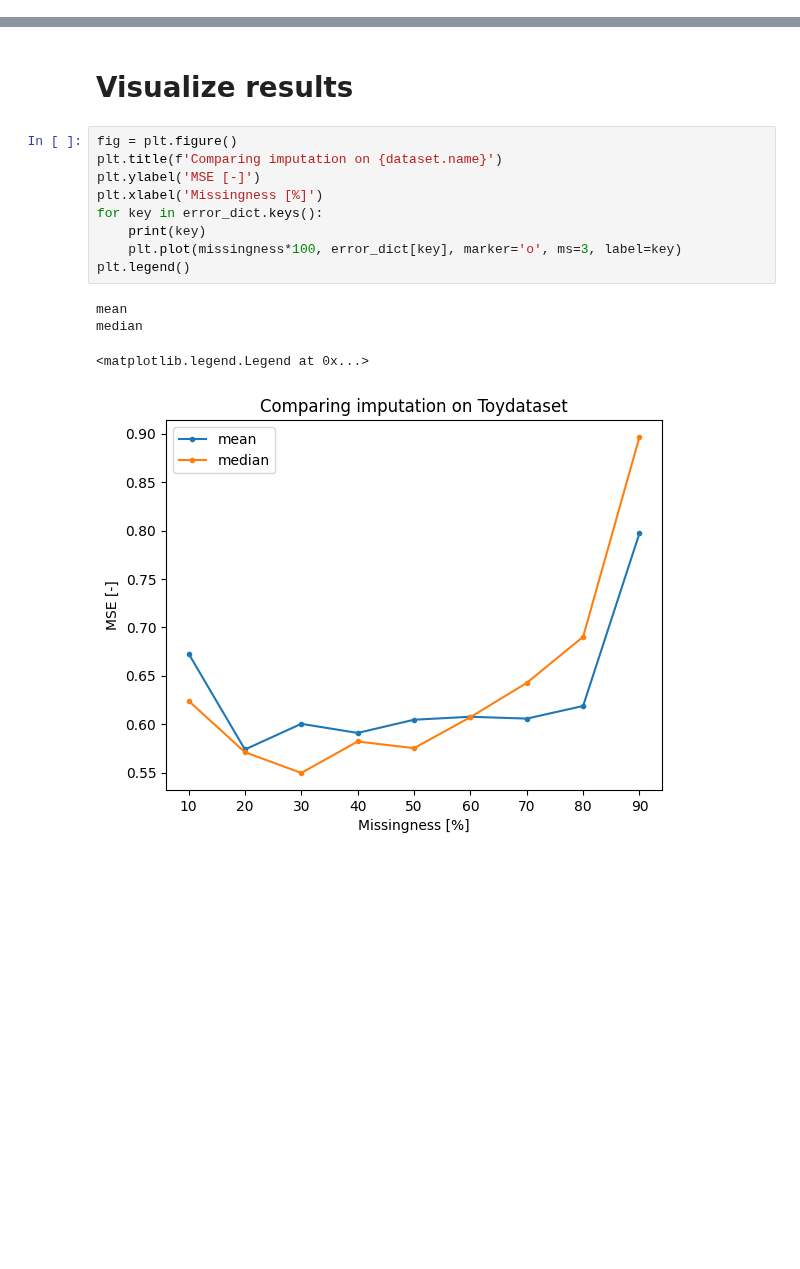
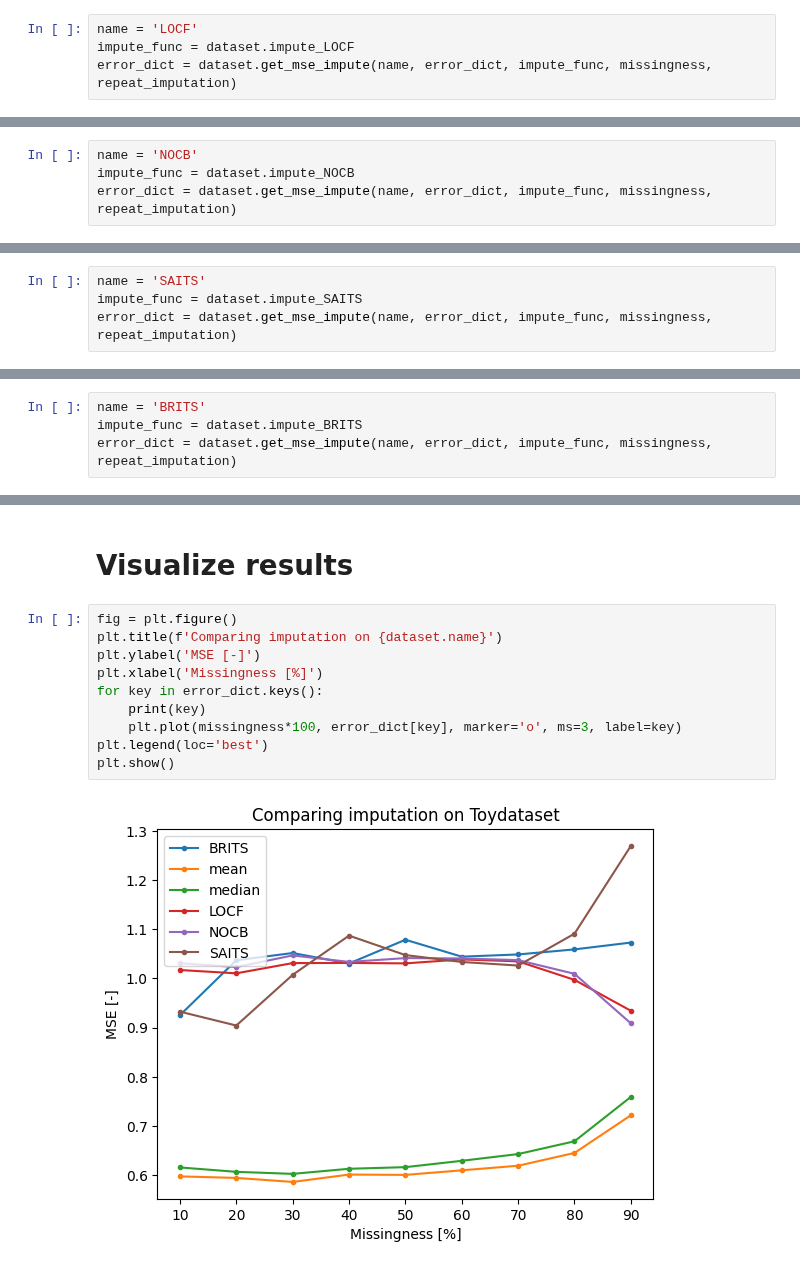
Before and after one commit to joshuawe/sepsis, a Jupyter notebook: imputation/imputation.ipynb, the cells around one changed output, grey strips where cells are left out. Saved outputs shown, nothing was run; the diff lists cells and outputs as text; blank space fills up the shorter version.

Commit message:
add SAITS and BRITS imputation to notebook

```diff
--- a/imputation/imputation.ipynb
+++ b/imputation/imputation.ipynb
@@ -77,2 +81,6 @@ Done.
 # %% [markdown]
 ### LOCF Imputation
+# %%
+name = 'LOCF'
+impute_func = dataset.impute_LOCF
+error_dict = dataset.get_mse_impute(name, error_dict, impute_func, missingness, repeat_imputation)
@@ -78,0 +89,4 @@ Done.
+# %%
+name = 'NOCB'
+impute_func = dataset.impute_NOCB
+error_dict = dataset.get_mse_impute(name, error_dict, impute_func, missingness, repeat_imputation)
@@ -78,0 +113,4 @@ Done.
+# %%
+name = 'SAITS'
+impute_func = dataset.impute_SAITS
+error_dict = dataset.get_mse_impute(name, error_dict, impute_func, missingness, repeat_imputation)
@@ -78,0 +119,4 @@ Done.
+# %%
+name = 'BRITS'
+impute_func = dataset.impute_BRITS
+error_dict = dataset.get_mse_impute(name, error_dict, impute_func, missingness, repeat_imputation)
@@ -81,14 +129,12 @@ Done.
 # %%
 fig = plt.figure()
 plt.title(f'Comparing imputation on {dataset.name}')
 plt.ylabel('MSE [-]')
 plt.xlabel('Missingness [%]')
 for key in error_dict.keys():
     print(key)
     plt.plot(missingness*100, error_dict[key], marker='o', ms=3, label=key)
-plt.legend()
+plt.legend(loc='best')
+plt.show()
 # %% [output]
-mean
-median
-<matplotlib.legend.Legend at 0x...>
-[figure, old version]
+[figure, new version]
```
Also changed, not shown: parts of 12 cells of this notebook.
